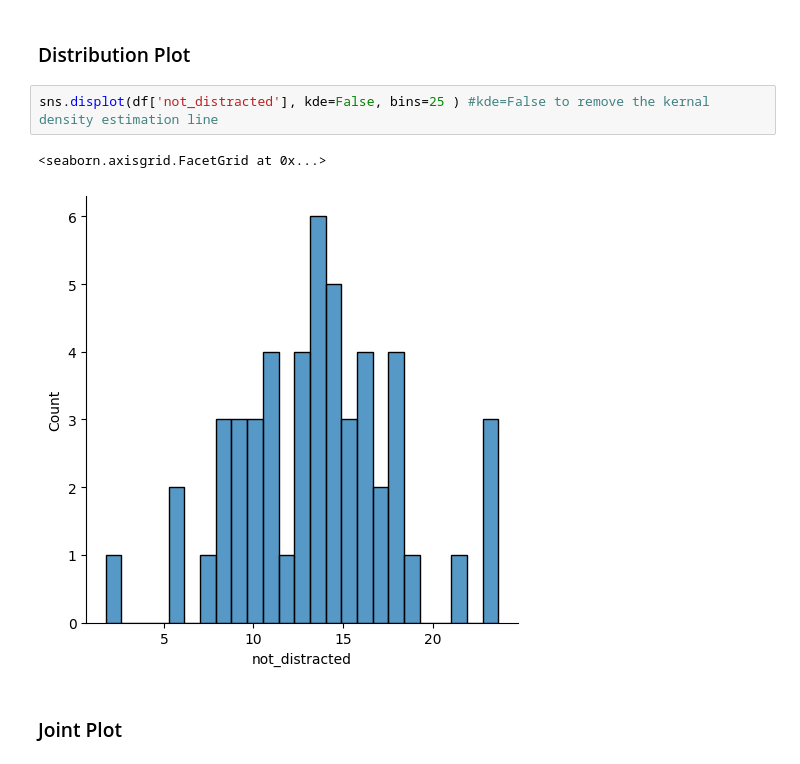
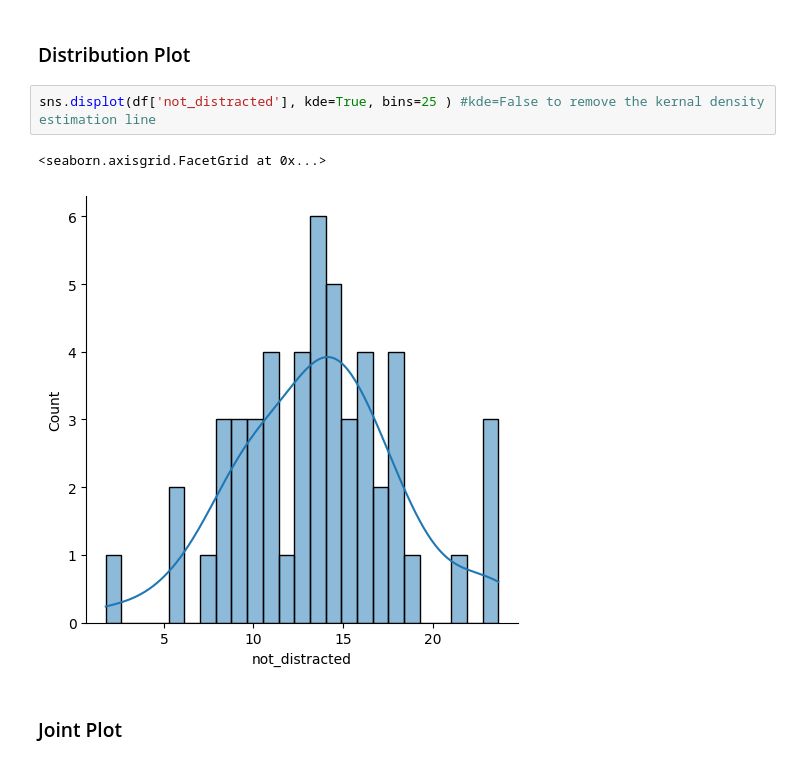
Before and after one commit to M-Hamza-Rao/Seaborn-Practice, a Jupyter notebook: PracticeCode.ipynb, the cells around one changed output. Saved outputs shown, nothing was run; the diff lists cells and outputs as text.

```diff
--- a/PracticeCode.ipynb
+++ b/PracticeCode.ipynb
@@ -28,10 +28,10 @@ df.head()
 # %% [markdown]
 ### Distribution Plot
 # %%
-sns.displot(df['not_distracted'], kde=False, bins=25 ) #kde=False to remove the kernal density estimation line
+sns.displot(df['not_distracted'], kde=True, bins=25 ) #kde=False to remove the kernal density estimation line
 # %% [output]
 <seaborn.axisgrid.FacetGrid at 0x...>
-[figure, old version]
+[figure, new version]
 # %% [markdown]
 ### Joint Plot
 # %%
```
